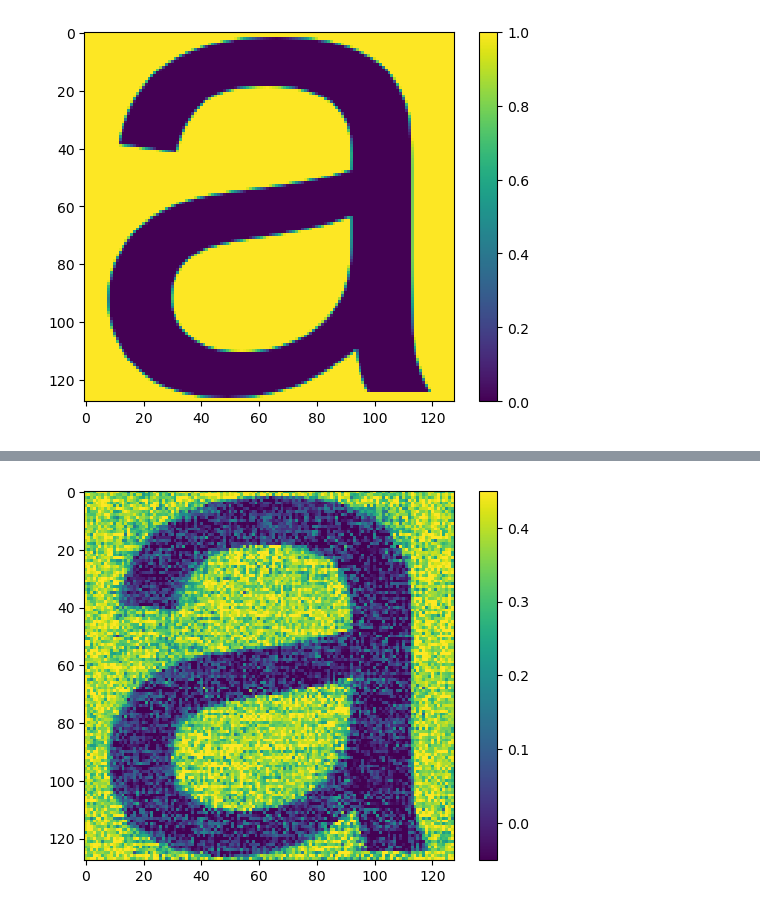
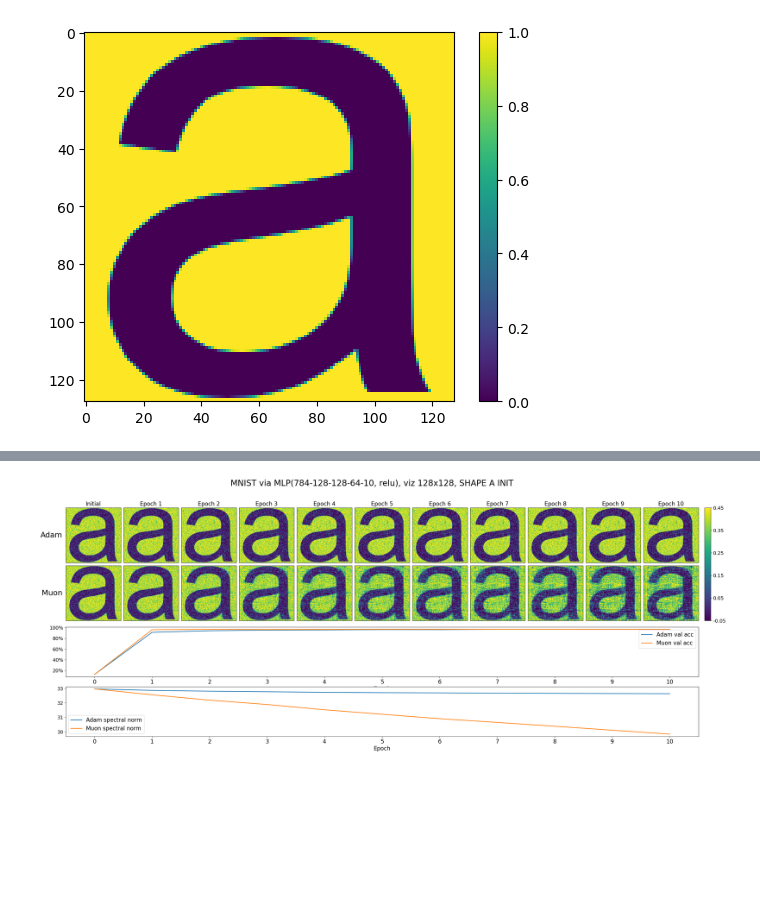
Before and after one commit to ssnl/cifar10-airbench, a Jupyter notebook: muon_shape_a.ipynb, the cells around one changed output, grey strips where cells are left out. Saved outputs shown, nothing was run; the diff lists cells and outputs as text; code cells hidden in the pictures; blank space fills up the shorter version.

```diff
--- a/muon_shape_a.ipynb
+++ b/muon_shape_a.ipynb
@@ -295,4 +370,67 @@ viz_w_fn(model_ws[0])
-# %%
-viz_w_fn(model_ws[5])
-# %% [output]
-[figure, removed]
+# %%
+def matrix_spectral_norm(w):
+    """
+    Compute the spectral norm of a matrix using Singular Value Decomposition (SVD).
+
+    Args:
+    w (torch.Tensor): The input matrix
+
+    Returns:
+    float: The spectral norm of the matrix
+    """
+    if w.dim() > 2:
+        w = w.view(w.size(0), -1)
+
+    # Compute SVD
+    _, s, _ = torch.svd(w)
+
+    # The spectral norm is the largest singular value
+    return s[0].item()
+# %%
+fig, axes = plt.subplots(4, 11, figsize=(11 * 3, 4 * 3), gridspec_kw=dict(wspace=0.05, hspace=0.05))
+
+# Remove the individual axes in the bottom half
+for i in range(2, axes.shape[0]):
+    for j in range(axes.shape[1]):
+        fig.delaxes(axes[i, j])
+bottom_ax = fig.add_subplot(4, 1, 3)
+bottom2_ax = fig.add_subplot(4, 1, 4)
+
+fig.suptitle('MNIST via MLP(784-128-128-64-10, relu), viz 128x128, SHAPE A INIT', fontsize=24, y=0.975)
+axes[0, 0].set_ylabel('Adam', fontsize=22, rotation=0, ha='right', va='center', labelpad=10)
+axes[1, 0].set_ylabel('Muon', fontsize=22, rotation=0, ha='right', va='center', labelpad=10)
+for i, ax in enumerate(axes[0]):
+    ax.set_title(f'Epoch {i}' if i > 0 else 'Initial', fontsize=16)
+    ax.set_xticks([])
+    ax.set_yticks([])
+    ax.imshow(adam_res.model_ws[i].to('cpu', torch.float32).data, vmin=-0.05, vmax=0.45, interpolation='nearest')
+for i, ax in enumerate(axes[1]):
+    ax.set_xticks([])
+    ax.set_yticks([])
+    im = ax.imshow(muon_res.model_ws[i].to('cpu', torch.float32).data, vmin=-0.05, vmax=0.45, interpolation='nearest')
+
+cax = fig.add_axes([axes[1, -1].get_position().x1+0.0075, axes[1, -1].get_position().y0, 0.0075, axes[0, -1].get_position().y1-axes[1, -1].get_position().y0])
+cb = fig.colorbar(im, cax=cax, ticks=torch.linspace(-0.0499, 0.45, 6), format='%.2f')
+cb.ax.tick_params(labelsize=14)
+
+bottom_ax.plot(adam_res.eval_accs, label='Adam val acc', linewidth=2)
+bottom_ax.plot(muon_res.eval_accs, label='Muon val acc', linewidth=2)
+bottom_ax.set_xlabel('Epoch', fontsize=16)
+bottom_ax.xaxis.set_ticks(range(len(adam_res.eval_accs)))
+bottom_ax.xaxis.set_tick_params(labelsize=16)
+bottom_ax.yaxis.set_tick_params(labelsize=14)
+bottom_ax.legend(fontsize=16)
+bottom_ax.yaxis.set_major_formatter(plt.FuncFormatter(lambda x, p: f"{x:.0%}"))
+
+bottom2_ax.plot([matrix_spectral_norm(w) for w in adam_res.model_ws], label='Adam spectral norm', linewidth=2)
+bottom2_ax.plot([matrix_spectral_norm(w) for w in muon_res.model_ws], label='Muon spectral norm', linewidth=2)
+bottom2_ax.set_xlabel('Epoch', fontsize=16)
+bottom2_ax.xaxis.set_ticks(range(len(adam_res.eval_accs)))
+bottom2_ax.xaxis.set_tick_params(labelsize=16)
+bottom2_ax.yaxis.set_tick_params(labelsize=14)
+bottom2_ax.legend(fontsize=16)
+# bottom2_ax.yaxis.set_major_formatter(plt.FuncFormatter(lambda x, p: f"{x:.0%}"))
+# fig.tight_layout()
+fig
+# %% [output]
+[figure, added]
```
Also changed, not shown: parts of 12 cells of this notebook.
